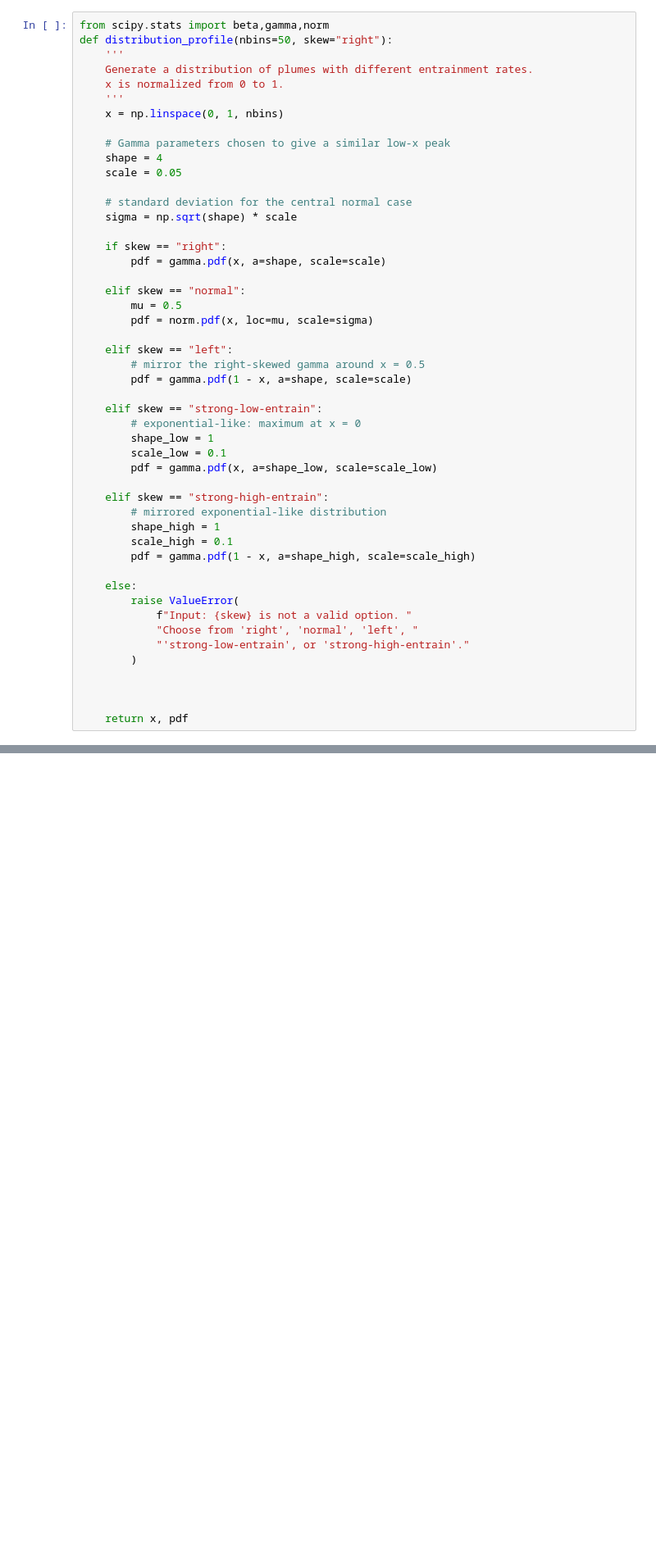
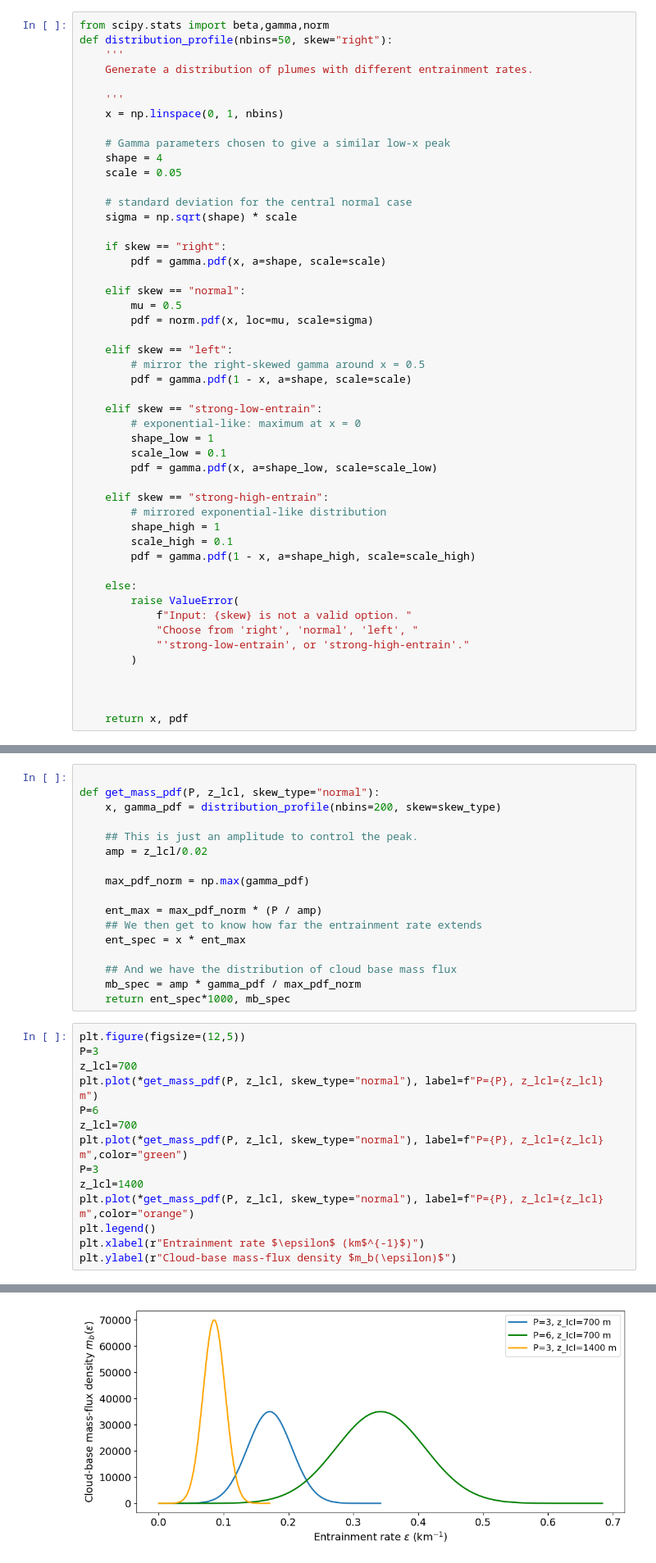
Before and after one commit to dongqi-DQ/plume_models, a Jupyter notebook: distribution_plotting.ipynb, the cells around one changed output, grey strips where cells are left out. Shown at 82% size. Saved outputs shown, nothing was run; the diff lists cells and outputs as text; blank space fills up the shorter version.

Commit message:
update plotting

```diff
--- a/distribution_plotting.ipynb
+++ b/distribution_plotting.ipynb
@@ -507,7 +507,7 @@ from scipy.stats import beta,gamma,norm
 def distribution_profile(nbins=50, skew="right"):
     '''
     Generate a distribution of plumes with different entrainment rates.
-    x is normalized from 0 to 1.
+
     '''
     x = np.linspace(0, 1, nbins)
 
@@ -594,3 +594,35 @@ plt.xlabel(r"Percentage of $\epsilon'$")
 plt.tight_layout()
 # %% [output]
 [figure]
+# %%
+
+def get_mass_pdf(P, z_lcl, skew_type="normal"):
+    x, gamma_pdf = distribution_profile(nbins=200, skew=skew_type)
+
+    ## This is just an amplitude to control the peak.
+    amp = z_lcl/0.02
+
+    max_pdf_norm = np.max(gamma_pdf)
+
+    ent_max = max_pdf_norm * (P / amp)
+    ## We then get to know how far the entrainment rate extends
+    ent_spec = x * ent_max
+
+    ## And we have the distribution of cloud base mass flux
+    mb_spec = amp * gamma_pdf / max_pdf_norm
+    return ent_spec*1000, mb_spec
+# %%
+plt.figure(figsize=(12,5))
+P=3
+z_lcl=700
+plt.plot(*get_mass_pdf(P, z_lcl, skew_type="normal"), label=f"P={P}, z_lcl={z_lcl} m")
+P=6
+z_lcl=700
+plt.plot(*get_mass_pdf(P, z_lcl, skew_type="normal"), label=f"P={P}, z_lcl={z_lcl} m",color="green")
+P=3
+z_lcl=1400
+plt.plot(*get_mass_pdf(P, z_lcl, skew_type="normal"), label=f"P={P}, z_lcl={z_lcl} m",color="orange")
+plt.legend()
+plt.xlabel(r"Entrainment rate $\epsilon$ (km$^{-1}$)")
+plt.ylabel(r"Cloud-base mass-flux density $m_b(\epsilon)$")
+# %% [output]
@@ -596,0 +630 @@ plt.tight_layout()
+[figure, added]
```
Also changed, not shown: parts of 3 cells of this notebook, 7 other files.
